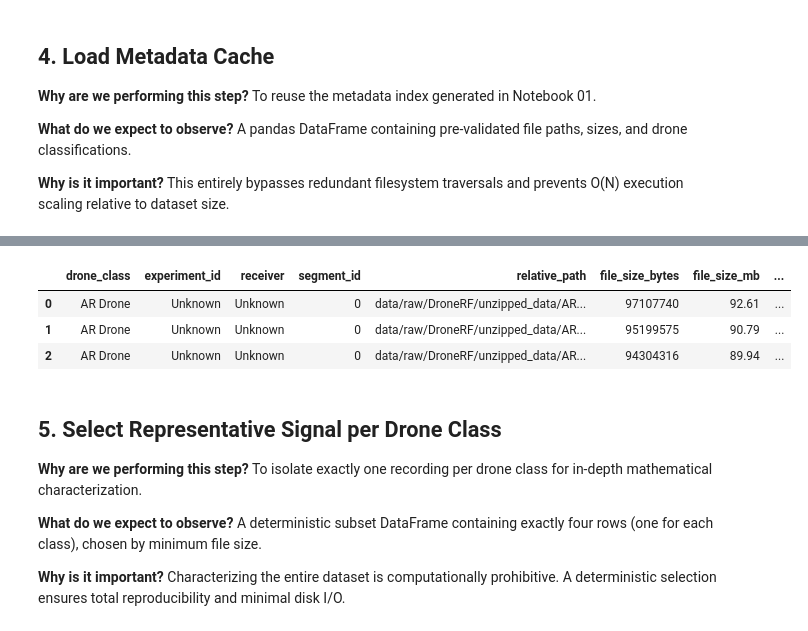
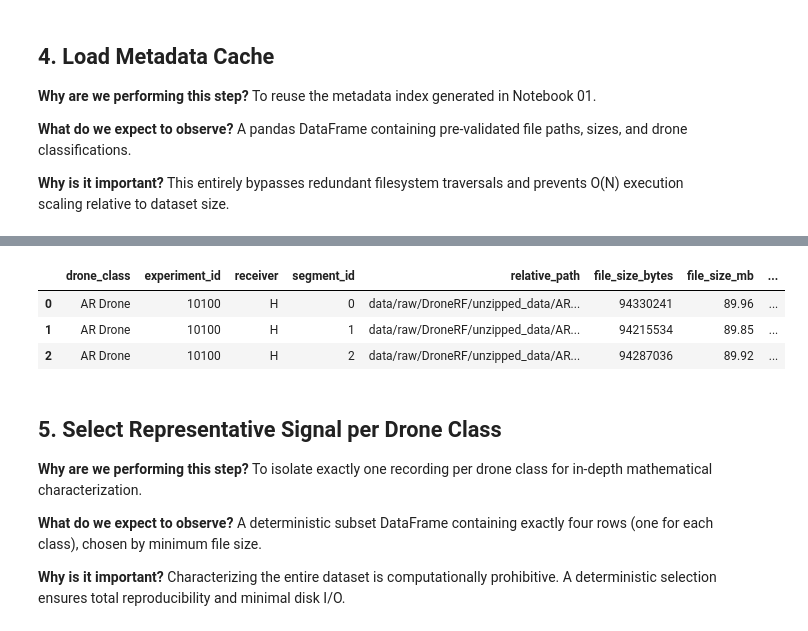
Before and after one commit to Adith1207/Vardan, a Jupyter notebook: notebooks/02_DroneRF_Signal_Characterization.ipynb, the cells around one changed output, grey strips where cells are left out. Drawn from its saved outputs; the diff is of its cells as text; code cells hidden in the pictures.

Commit message:
refactored the logic of notebook2 due to the alter in changes of the notebook1 to ensure the data interpretations & representations are perfect

```diff
--- a/notebooks/02_DroneRF_Signal_Characterization.ipynb
+++ b/notebooks/02_DroneRF_Signal_Characterization.ipynb
@@ -87,11 +218,82 @@ A pandas DataFrame containing pre-validated file paths, sizes, and drone classif
 **Why is it important?**
 This entirely bypasses redundant filesystem traversals and prevents O(N) execution scaling relative to dataset size.
 # %%
+# ============================================================
+# Load DroneRF Metadata Index
+# ============================================================
+
+print("=== Loading DroneRF Metadata Index ===")
+
 metadata_path = DATA_DIR / "metadata" / "dronerf_metadata.csv"
+
+# ------------------------------------------------------------
+# Verify Metadata Artifact Exists
+# ------------------------------------------------------------
+
 if not metadata_path.exists():
-    raise FileNotFoundError("Metadata CSV not found. Ensure Notebook 01 has been executed.")
+    raise FileNotFoundError(
+        "DroneRF metadata index was not found.\n"
+        f"Expected location: {metadata_path}\n"
+        "Run Notebook 01 before executing Notebook 02."
+    )
+
+
+# ------------------------------------------------------------
+# Load Metadata
+# ------------------------------------------------------------
 
 df_metadata = pd.read_csv(metadata_path)
-print(f"Loaded metadata cache: {len(df_metadata)} total recordings.")
+
+
+# ------------------------------------------------------------
+# Validate Required Schema
+# ------------------------------------------------------------
+
+required_columns = {
+    "drone_class",
+    "experiment_id",
+    "receiver",
+    "segment_id",
+    "relative_path",
+    "file_size_bytes",
+    "file_size_mb",
+}
+
+missing_columns = required_columns.difference(df_metadata.columns)
+
+if missing_columns:
+    raise ValueError(
+        "Metadata index is missing required columns: "
+        + ", ".join(sorted(missing_columns))
+    )
+
+if df_metadata.empty:
+    raise ValueError(
+        "Metadata index was loaded successfully but contains no records."
+    )
+
+
+# ------------------------------------------------------------
+# Metadata Summary
+# ------------------------------------------------------------
+
+print(f"Metadata file     : {metadata_path}")
+print(f"CSV segments      : {len(df_metadata):,}")
+print(f"Drone classes     : {df_metadata['drone_class'].nunique()}")
+print(f"Experiments       : {df_metadata['experiment_id'].nunique()}")
+print(f"Acquisition IDs   : {df_metadata['receiver'].nunique()}")
+
+print("\nAcquisition identifiers:")
+print(
+    sorted(
+        df_metadata["receiver"]
+        .dropna()
+        .astype(str)
+        .unique()
+    )
+)
+
+print("\n✓ DroneRF metadata index loaded and validated successfully.")
+
 display(df_metadata.head(3))
 # %% [output]
@@ -99,7 +311,7 @@ Loaded metadata cache: 454 total recordings.
 |  | drone_class | experiment_id | receiver | segment_id | relative_path | file_size_bytes | file_size_mb | ... |
-| 0 | AR Drone | Unknown | Unknown | 0 | data/raw/DroneRF/unzipped_data/AR... | 97107740 | 92.61 | ... |
-| 1 | AR Drone | Unknown | Unknown | 0 | data/raw/DroneRF/unzipped_data/AR... | 95199575 | 90.79 | ... |
-| 2 | AR Drone | Unknown | Unknown | 0 | data/raw/DroneRF/unzipped_data/AR... | 94304316 | 89.94 | ... |
+| 0 | AR Drone | 10100 | H | 0 | data/raw/DroneRF/unzipped_data/AR... | 94330241 | 89.96 | ... |
+| 1 | AR Drone | 10100 | H | 1 | data/raw/DroneRF/unzipped_data/AR... | 94215534 | 89.85 | ... |
+| 2 | AR Drone | 10100 | H | 2 | data/raw/DroneRF/unzipped_data/AR... | 94287036 | 89.92 | ... |
 # %% [markdown]
 ## 5. Select Representative Signal per Drone Class
 
```
Also changed, not shown: parts of 23 cells of this notebook, 9 other files.
